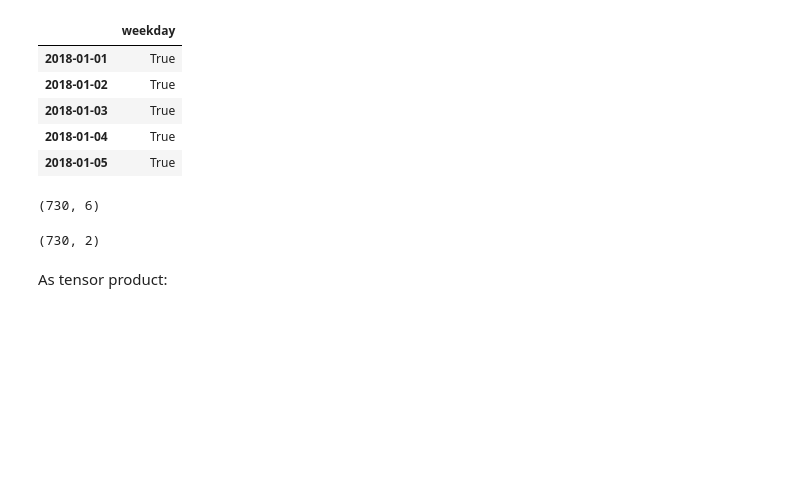
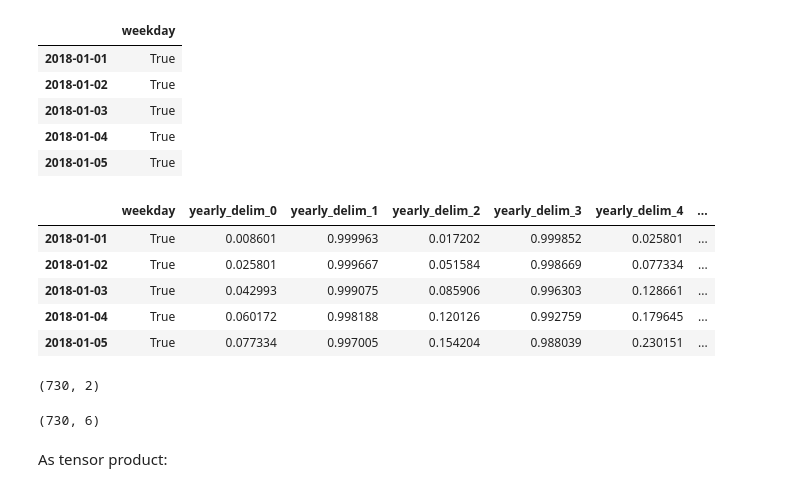
Before and after one commit to hebes-io/feature-encoders, a Jupyter notebook: docs/source/Tutorial_Interactions.ipynb, the cells around one changed output. Drawn from its saved outputs; the diff is of its cells as text; code cells hidden in the pictures; blank space fills up the shorter version.

```diff
--- a/docs/source/Tutorial_Interactions.ipynb
+++ b/docs/source/Tutorial_Interactions.ipynb
@@ -404,18 +403,28 @@ data.head()
 | 2018-01-03 | True |
 | 2018-01-04 | True |
 | 2018-01-05 | True |
-# %%
-enc_cyc = CyclicalEncoder(seasonality='yearly', fourier_order=3)
-features_cyc = enc_cyc.fit_transform(data)
-features_cyc.shape
-# %% [output]
-(730, 6)
+# %%
+data = CyclicalFeatures(seasonality='yearly', fourier_order=3).fit_transform(data)
+data.head()
+# %% [output]
+|  | weekday | yearly_delim_0 | yearly_delim_1 | yearly_delim_2 | yearly_delim_3 | yearly_delim_4 | ... |
+| 2018-01-01 | True | 0.008601 | 0.999963 | 0.017202 | 0.999852 | 0.025801 | ... |
+| 2018-01-02 | True | 0.025801 | 0.999667 | 0.051584 | 0.998669 | 0.077334 | ... |
+| 2018-01-03 | True | 0.042993 | 0.999075 | 0.085906 | 0.996303 | 0.128661 | ... |
+| 2018-01-04 | True | 0.060172 | 0.998188 | 0.120126 | 0.992759 | 0.179645 | ... |
+| 2018-01-05 | True | 0.077334 | 0.997005 | 0.154204 | 0.988039 | 0.230151 | ... |
 # %%
 enc_cat = CategoricalEncoder(feature='weekday', encode_as='onehot')
 features_cat = enc_cat.fit_transform(data)
 features_cat.shape
 # %% [output]
 (730, 2)
+# %%
+enc_lin = IdentityEncoder(feature='yearly', as_filter=True)
+features_cyc = enc_lin.fit_transform(data)
+features_cyc.shape
+# %% [output]
+(730, 6)
 # %% [markdown]
 As tensor product:
 # %%
```
Also changed, not shown: parts of 9 cells of this notebook, 53 other files.
